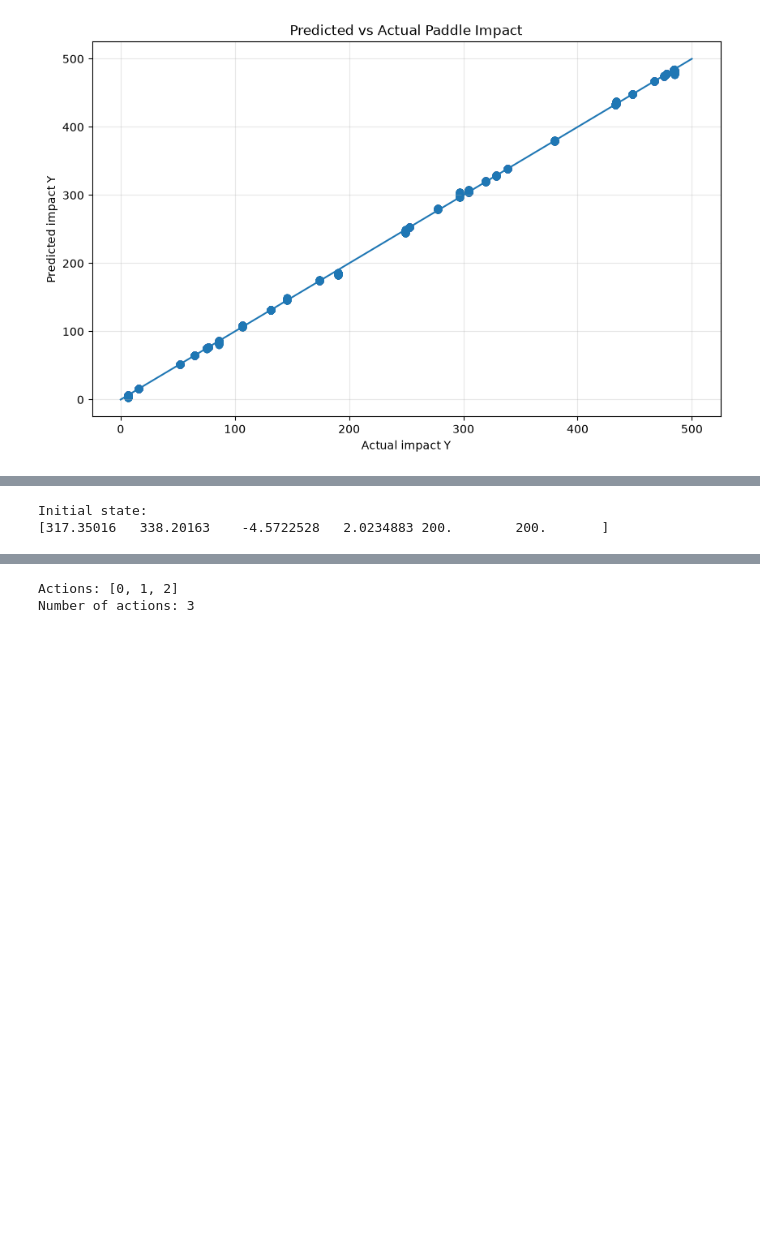
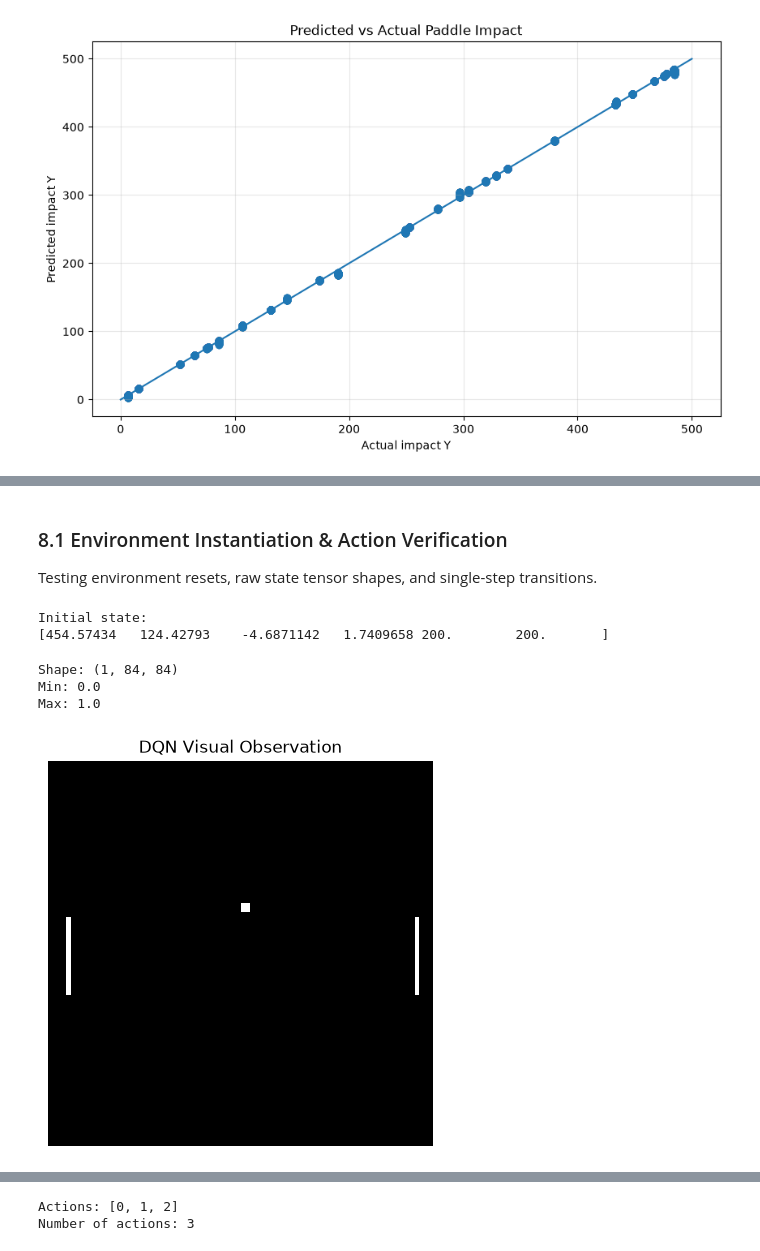
Before and after one commit to AbhishekMauryaGEEK/Reinforcement-Learning-Notebooks, a Jupyter notebook: Ping pong RL/PingPong-Reinforcement-Learning.ipynb, the cells around one changed output, grey strips where cells are left out. Cells and saved outputs as stored; diff of their text form; code cells hidden in the pictures; blank space fills up the shorter version.

```diff
--- a/Ping pong RL/PingPong-Reinforcement-Learning.ipynb
+++ b/Ping pong RL/PingPong-Reinforcement-Learning.ipynb
@@ -2228,7 +2309,7 @@ class PongEnv:
         self.right_y = weak_paddle_controller(
             paddle_y=self.right_y,
             ball_y=self.ball_y,
-            paddle_speed=PADDLE_SPEED * 0.50,
+            paddle_speed=PADDLE_SPEED * 0.55,
             reaction_error=40
         )
 
@@ -2427,6 +2508,9 @@ class PongEnv:
             self.left_y,
             self.right_y
         ], dtype=np.float32)
+# %% [markdown]
+### 8.1 Environment Instantiation & Action Verification
+Testing environment resets, raw state tensor shapes, and single-step transitions.
 # %%
 env = PongEnv()
 
@@ -2436,4 +2520,4 @@ print("Initial state:")
 print(state)
 # %% [output]
 Initial state:
-[317.35016   338.20163    -4.5722528   2.0234883 200.        200.       ]
+[454.57434   124.42793    -4.6871142   1.7409658 200.        200.       ]
@@ -2439,0 +2624,30 @@ Initial state:
+# %%
+state = env.reset()
+
+visual_state = get_visual_observation(env)
+
+print("Shape:", visual_state.shape)
+print("Min:", visual_state.min())
+print("Max:", visual_state.max())
+# %% [output]
+Shape: (1, 84, 84)
+Min: 0.0
+Max: 1.0
+# %%
+import matplotlib.pyplot as plt
+
+plt.figure(figsize=(8, 5))
+
+plt.imshow(
+    visual_state[0],
+    cmap="gray",
+    vmin=0,
+    vmax=1
+)
+
+plt.title("DQN Visual Observation")
+plt.axis("off")
+
+plt.show()
+# %% [output]
+[figure, added]
```
Also changed, not shown: parts of 77 cells of this notebook, 5 other files.
